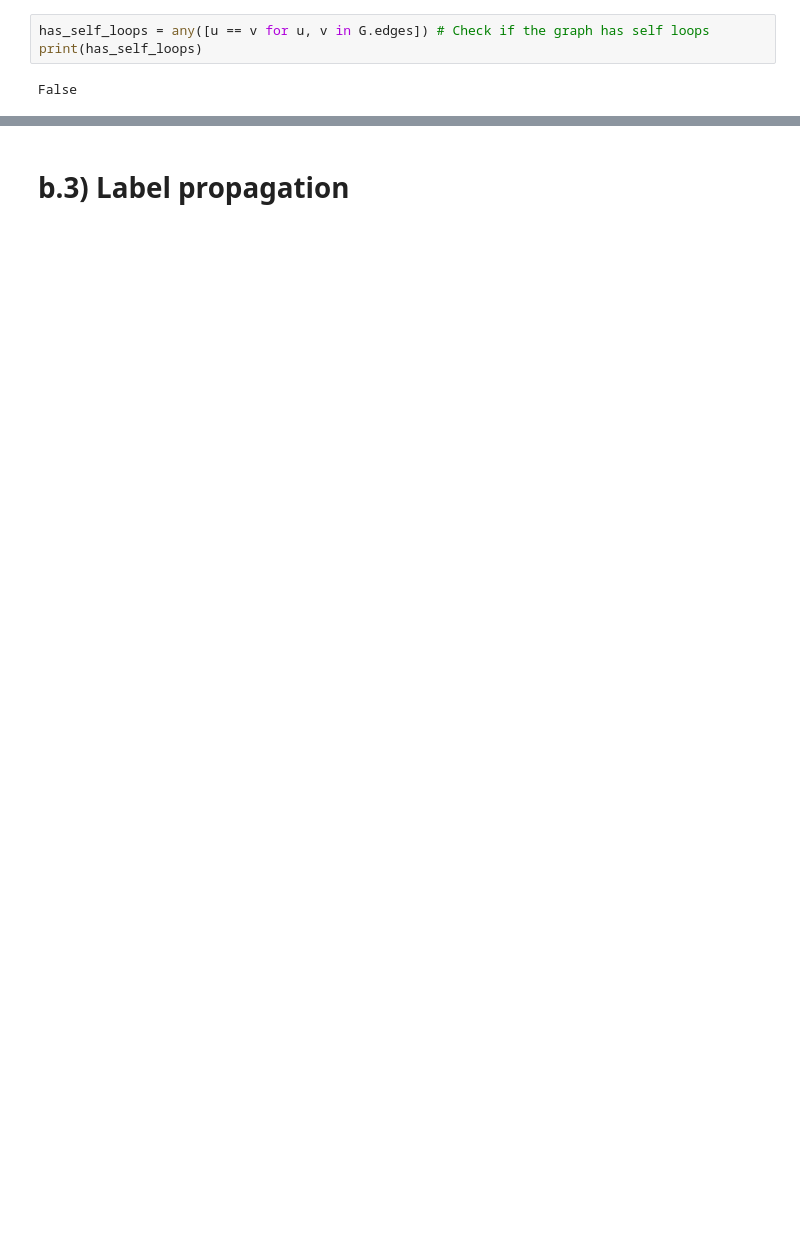
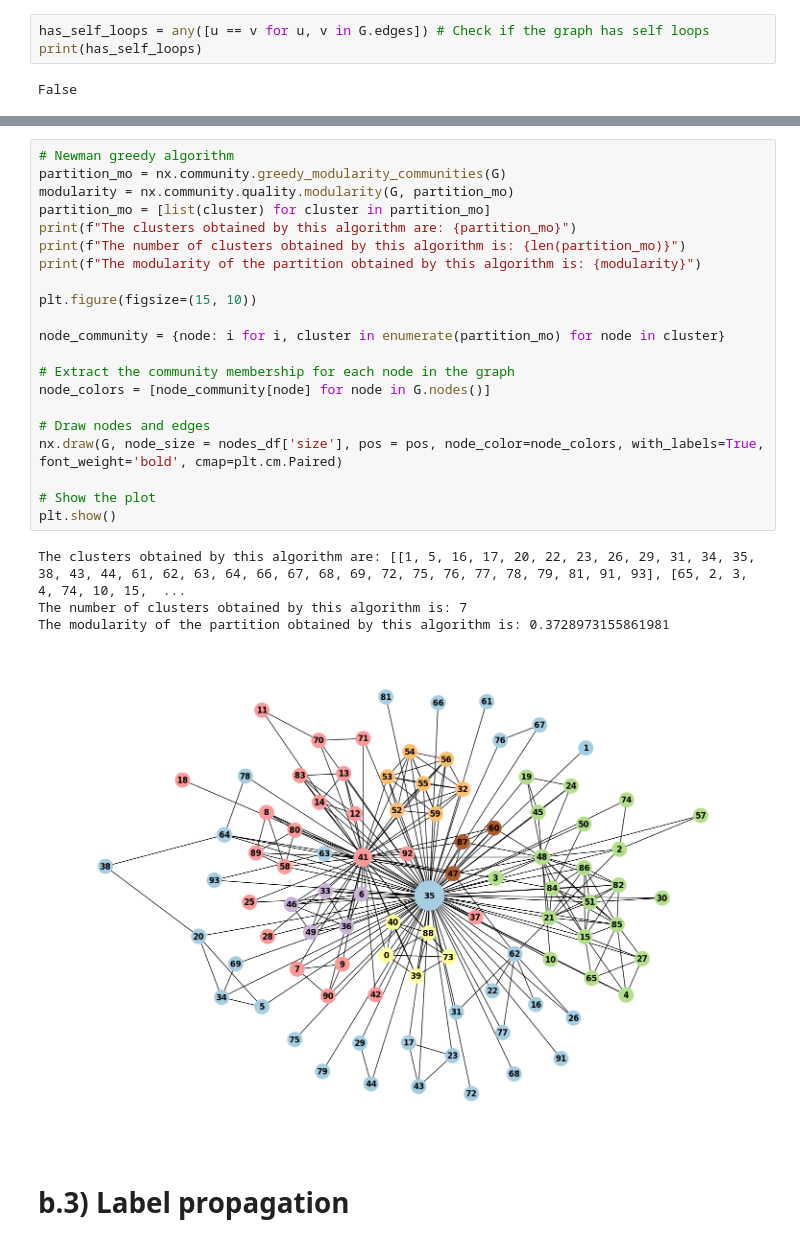
Before and after one commit to Dadd0/social-network-analysis-forrest-gump, a Jupyter notebook: forrest_gump.ipynb, the cells around one changed output, grey strips where cells are left out. Drawn from its saved outputs; the diff is of its cells as text; blank space fills up the shorter version.

```diff
--- a/forrest_gump.ipynb
+++ b/forrest_gump.ipynb
@@ -636,2 +546,28 @@ TypeError: 'numpy.float64' object is not callable
+# %%
+# Newman greedy algorithm
+partition_mo = nx.community.greedy_modularity_communities(G)
+modularity = nx.community.quality.modularity(G, partition_mo)
+partition_mo = [list(cluster) for cluster in partition_mo]
+print(f"The clusters obtained by this algorithm are: {partition_mo}")
+print(f"The number of clusters obtained by this algorithm is: {len(partition_mo)}")
+print(f"The modularity of the partition obtained by this algorithm is: {modularity}")
+
+plt.figure(figsize=(15, 10))
+
+node_community = {node: i for i, cluster in enumerate(partition_mo) for node in cluster}
+
+# Extract the community membership for each node in the graph
+node_colors = [node_community[node] for node in G.nodes()]
+
+# Draw nodes and edges
+nx.draw(G, node_size = nodes_df['size'], pos = pos, node_color=node_colors, with_labels=True, font_weight='bold', cmap=plt.cm.Paired)
+
+# Show the plot
+plt.show()
+# %% [output]
+The clusters obtained by this algorithm are: [[1, 5, 16, 17, 20, 22, 23, 26, 29, 31, 34, 35, 38, 43, 44, 61, 62, 63, 64, 66, 67, 68, 69, 72, 75, 76, 77, 78, 79, 81, 91, 93], [65, 2, 3, 4, 74, 10, 15,  ...
+The number of clusters obtained by this algorithm is: 7
+The modularity of the partition obtained by this algorithm is: 0.3728973155861981
+[figure, added]
 # %% [markdown]
 # b.3) Label propagation
```
Also changed, not shown: parts of 30 cells of this notebook.
